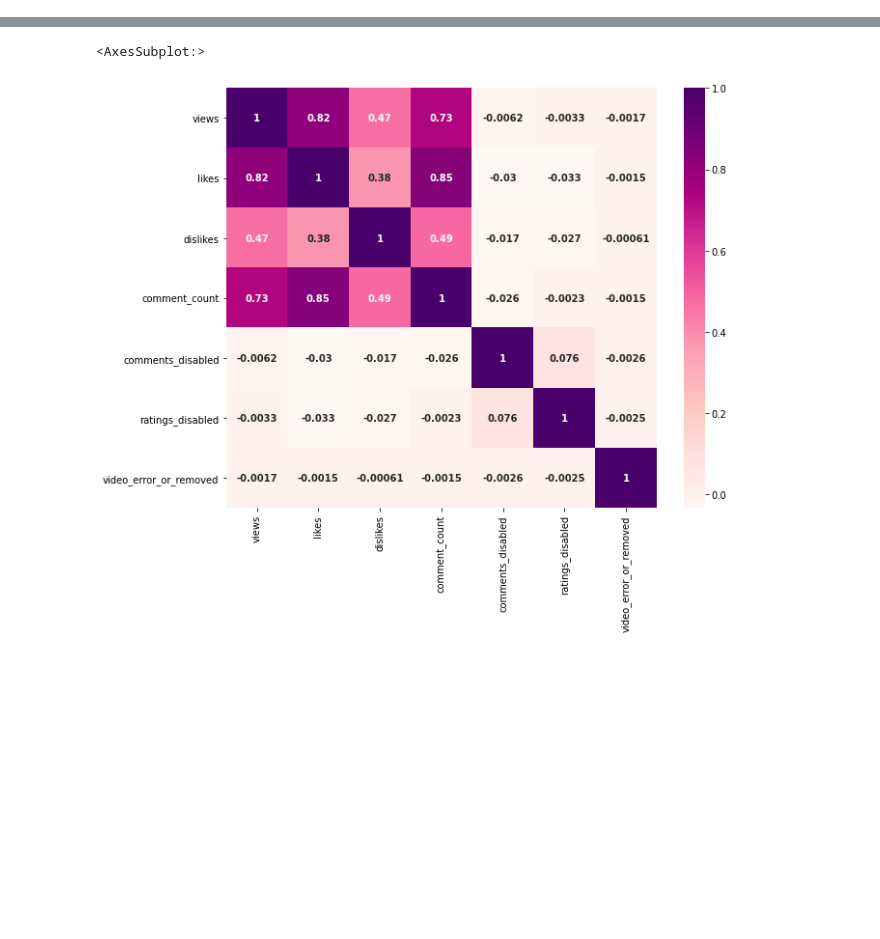
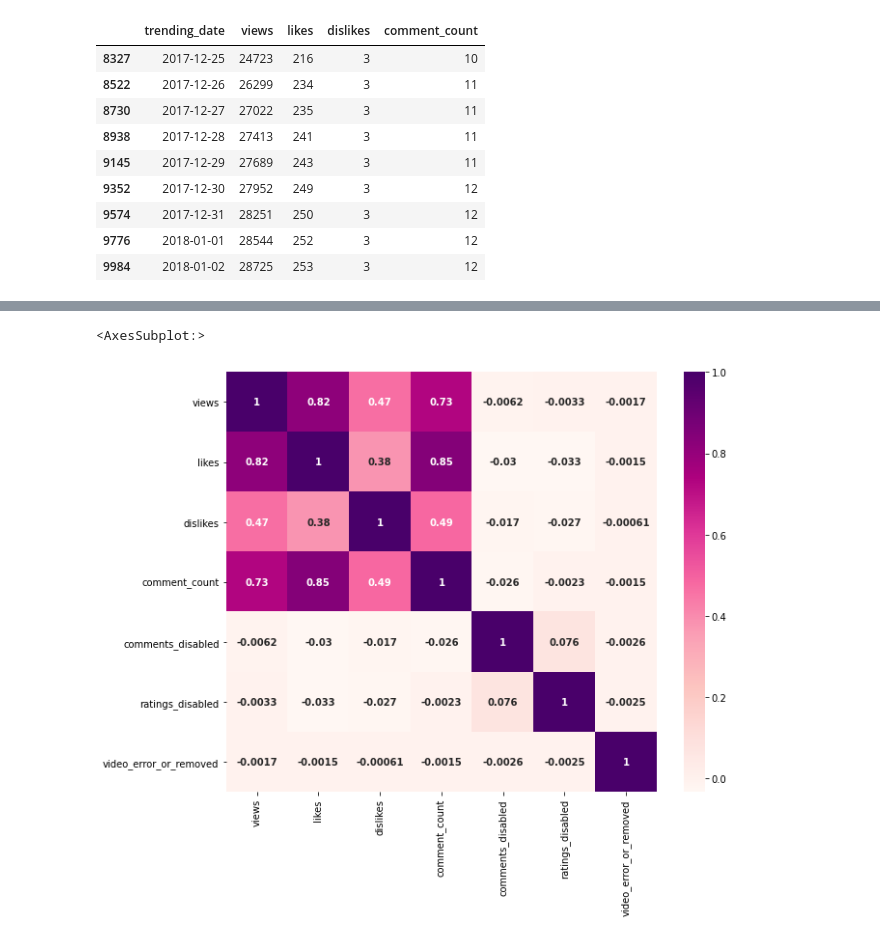
Before and after one commit to YSDA-NN-ML/ML-lab-0, a Jupyter notebook: igor.ipynb, the cells around one changed output, grey strips where cells are left out. Saved outputs shown, nothing was run; the diff lists cells and outputs as text; code cells hidden in the pictures; blank space fills up the shorter version.

```diff
--- a/igor.ipynb
+++ b/igor.ipynb
@@ -95,0 +97,13 @@ dtype: object
+# %%
+videos["GB"][videos["GB"].video_id == "--uXQQ0h-yQ"].loc[:, "trending_date":"comment_count"]
+# %% [output]
+|  | trending_date | views | likes | dislikes | comment_count |
+| 8327 | 2017-12-25 | 24723 | 216 | 3 | 10 |
+| 8522 | 2017-12-26 | 26299 | 234 | 3 | 11 |
+| 8730 | 2017-12-27 | 27022 | 235 | 3 | 11 |
+| 8938 | 2017-12-28 | 27413 | 241 | 3 | 11 |
+| 9145 | 2017-12-29 | 27689 | 243 | 3 | 11 |
+| 9352 | 2017-12-30 | 27952 | 249 | 3 | 12 |
+| 9574 | 2017-12-31 | 28251 | 250 | 3 | 12 |
+| 9776 | 2018-01-01 | 28544 | 252 | 3 | 12 |
+| 9984 | 2018-01-02 | 28725 | 253 | 3 | 12 |
```
Also changed, not shown: parts of 9 cells of this notebook.
